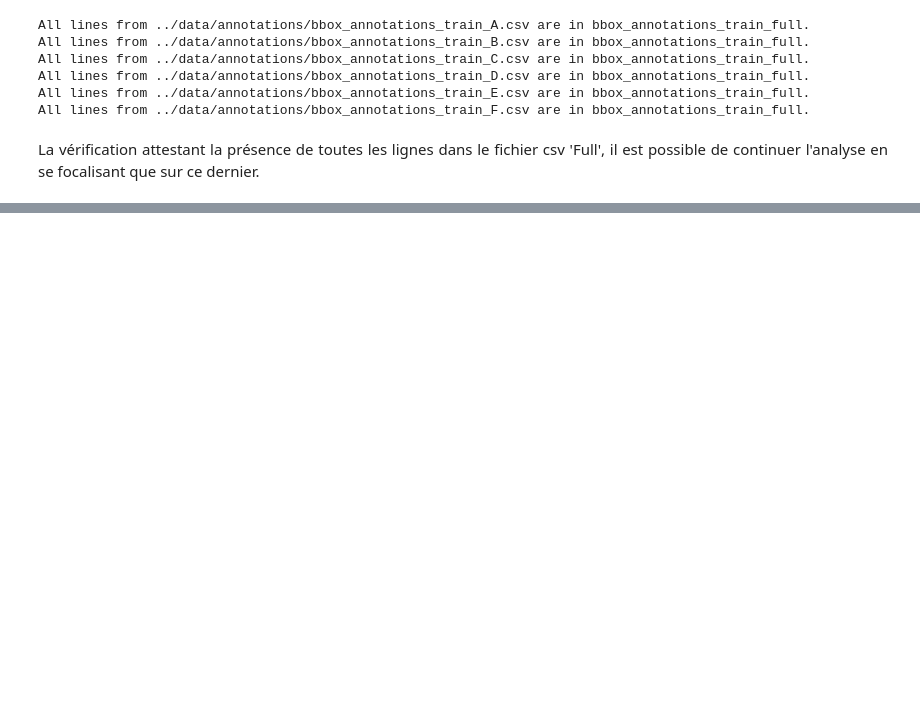
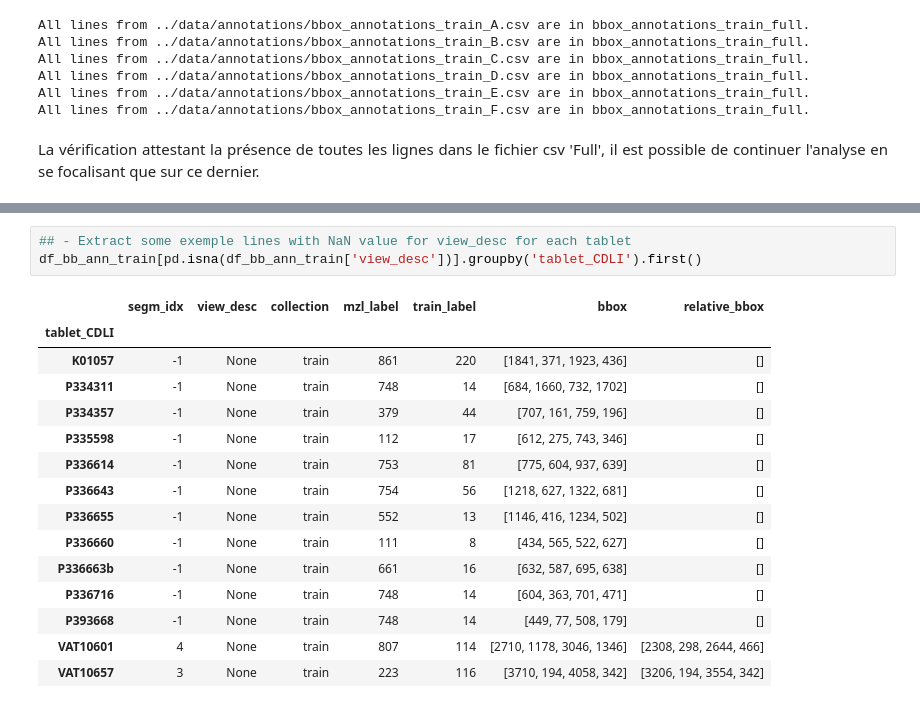
Before and after one commit to CharleyDL/Aissyr, a Jupyter notebook: notebook/notebook_part1_-_EDA_DATASET.ipynb, the cells around one changed output, grey strips where cells are left out. Saved outputs shown, nothing was run; the diff lists cells and outputs as text; blank space fills up the shorter version.

```diff
--- a/notebook/notebook_part1_-_EDA_DATASET.ipynb
+++ b/notebook/notebook_part1_-_EDA_DATASET.ipynb
@@ -247,3 +280,22 @@ train_label        0
 bbox               0
 relative_bbox      0
 dtype: int64
+# %%
+## - Extract some exemple lines with NaN value for view_desc for each tablet
+df_bb_ann_train[pd.isna(df_bb_ann_train['view_desc'])].groupby('tablet_CDLI').first()
+# %% [output]
+|  | segm_idx | view_desc | collection | mzl_label | train_label | bbox | relative_bbox |
+| tablet_CDLI |  |  |  |  |  |  |  |
+| K01057 | -1 | None | train | 861 | 220 | [1841, 371, 1923, 436] | [] |
+| P334311 | -1 | None | train | 748 | 14 | [684, 1660, 732, 1702] | [] |
+| P334357 | -1 | None | train | 379 | 44 | [707, 161, 759, 196] | [] |
+| P335598 | -1 | None | train | 112 | 17 | [612, 275, 743, 346] | [] |
+| P336614 | -1 | None | train | 753 | 81 | [775, 604, 937, 639] | [] |
+| P336643 | -1 | None | train | 754 | 56 | [1218, 627, 1322, 681] | [] |
+| P336655 | -1 | None | train | 552 | 13 | [1146, 416, 1234, 502] | [] |
+| P336660 | -1 | None | train | 111 | 8 | [434, 565, 522, 627] | [] |
+| P336663b | -1 | None | train | 661 | 16 | [632, 587, 695, 638] | [] |
+| P336716 | -1 | None | train | 748 | 14 | [604, 363, 701, 471] | [] |
+| P393668 | -1 | None | train | 748 | 14 | [449, 77, 508, 179] | [] |
+| VAT10601 | 4 | None | train | 807 | 114 | [2710, 1178, 3046, 1346] | [2308, 298, 2644, 466] |
+| VAT10657 | 3 | None | train | 223 | 116 | [3710, 194, 4058, 342] | [3206, 194, 3554, 342] |
```
Also changed, not shown: parts of 42 cells of this notebook, 19 other files.
